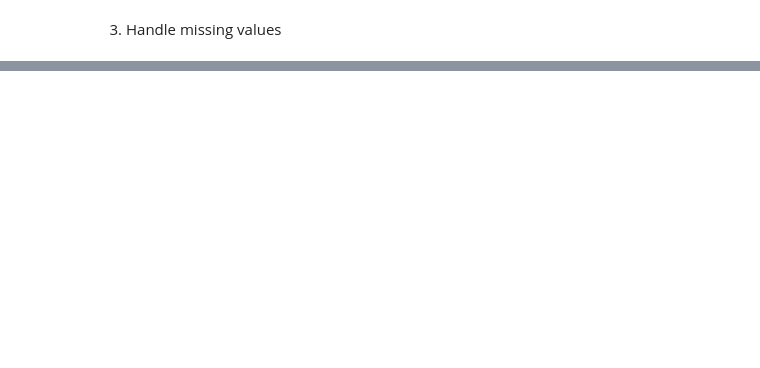
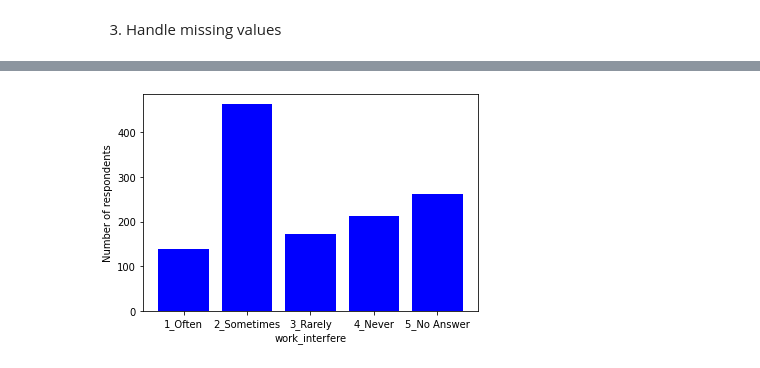
Before and after one commit to ceciliastern/ds_term_project, a Jupyter notebook: Term Project - Mental Health Dataset.ipynb, the cells around one changed output, grey strips where cells are left out. Drawn from its saved outputs; the diff is of its cells as text; code cells hidden in the pictures; blank space fills up the shorter version.

```diff
--- a/Term Project - Mental Health Dataset.ipynb
+++ b/Term Project - Mental Health Dataset.ipynb
@@ -175,0 +170,5 @@ print(mh_df["comments"].isnull().sum())
+# %%
+# Replace missing values with "No Answer"
+mh_df = mh_df.fillna({"self_employed":"No Answer", "work_interfere":"No Answer", "comments":"No Answer"})
+print(mh_df["self_employed"].unique())
+print(mh_df["work_interfere"].unique())
@@ -176,3 +178,7 @@ print(mh_df["comments"].isnull().sum())
+# %%
+# Change the name of "work_interfere" values
+mh_df = mh_df.replace({"work_interfere":{"Often":"1_Often", "Sometimes":"2_Sometimes",
+                                "Rarely":"3_Rarely", "Never":"4_Never", "No Answer":"5_No Answer"}})
 # %%
 # TODO: Num rows/columns, feature names on mental health dataset
 # %%
@@ -179,0 +201,10 @@ print(mh_df["comments"].isnull().sum())
+# %%
+from matplotlib import pyplot as plt
+
+work_interfere = mh_df["work_interfere"].value_counts().sort_index()
+plt.bar(work_interfere.index, work_interfere.values, color="blue")
+plt.xlabel("work_interfere")
+plt.ylabel("Number of respondents")
+plt.show()
+# %% [output]
+[figure, added]
```
Also changed, not shown: parts of 10 cells of this notebook.
